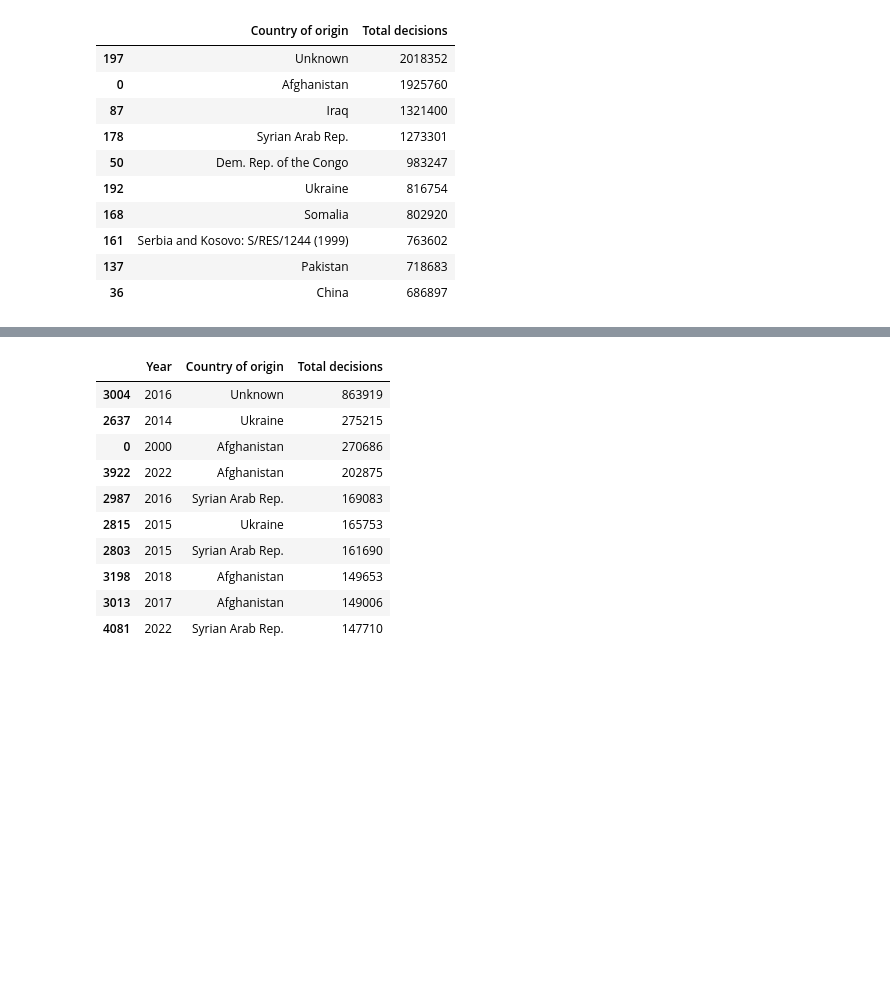
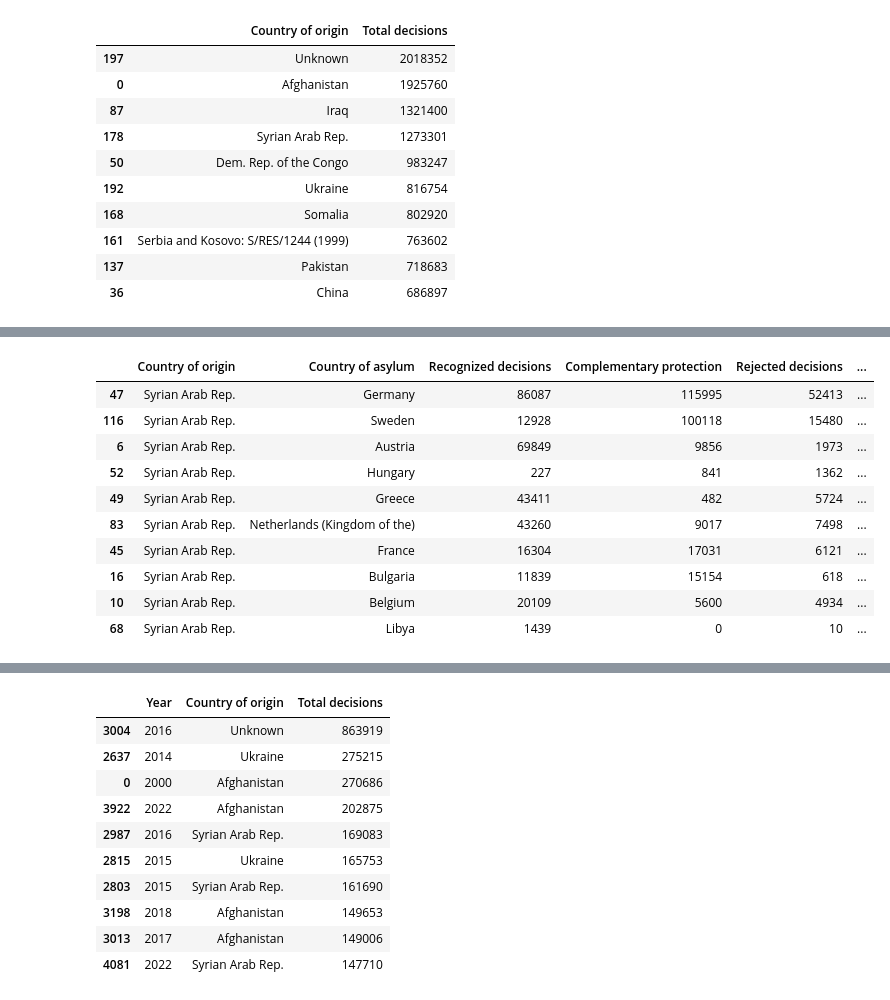
Before and after one commit to IoanaCretuAndrei/Refugee-flow-study, a Jupyter notebook: notebook_asylum_IGN.ipynb, the cells around one changed output, grey strips where cells are left out. Cells and saved outputs as stored; diff of their text form; code cells hidden in the pictures; blank space fills up the shorter version.

```diff
--- a/notebook_asylum_IGN.ipynb
+++ b/notebook_asylum_IGN.ipynb
@@ -329,0 +390,14 @@ asylum.groupby('Country of origin')['Total decisions'].sum().reset_index().sort_
+# %%
+asylum_Syria.head(10)
+# %% [output]
+|  | Country of origin | Country of asylum | Recognized decisions | Complementary protection | Rejected decisions | ... |
+| 47 | Syrian Arab Rep. | Germany | 86087 | 115995 | 52413 | ... |
+| 116 | Syrian Arab Rep. | Sweden | 12928 | 100118 | 15480 | ... |
+| 6 | Syrian Arab Rep. | Austria | 69849 | 9856 | 1973 | ... |
+| 52 | Syrian Arab Rep. | Hungary | 227 | 841 | 1362 | ... |
+| 49 | Syrian Arab Rep. | Greece | 43411 | 482 | 5724 | ... |
+| 83 | Syrian Arab Rep. | Netherlands (Kingdom of the) | 43260 | 9017 | 7498 | ... |
+| 45 | Syrian Arab Rep. | France | 16304 | 17031 | 6121 | ... |
+| 16 | Syrian Arab Rep. | Bulgaria | 11839 | 15154 | 618 | ... |
+| 10 | Syrian Arab Rep. | Belgium | 20109 | 5600 | 4934 | ... |
+| 68 | Syrian Arab Rep. | Libya | 1439 | 0 | 10 | ... |
```
Also changed, not shown: parts of 10 cells of this notebook.
